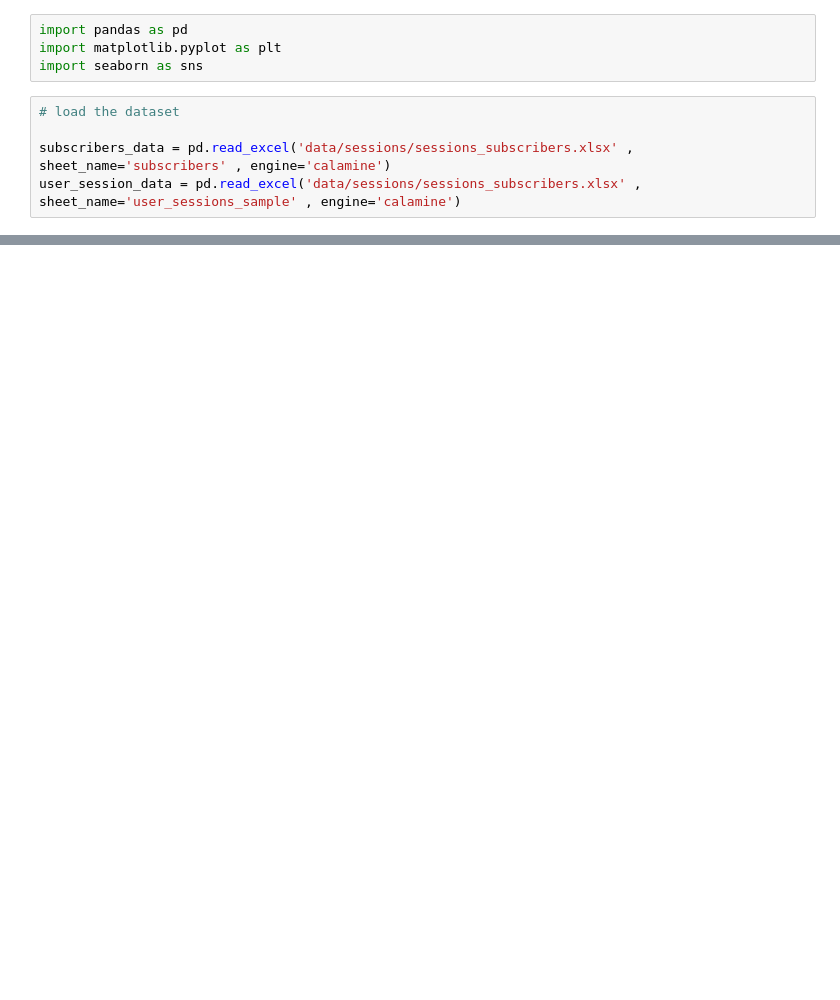
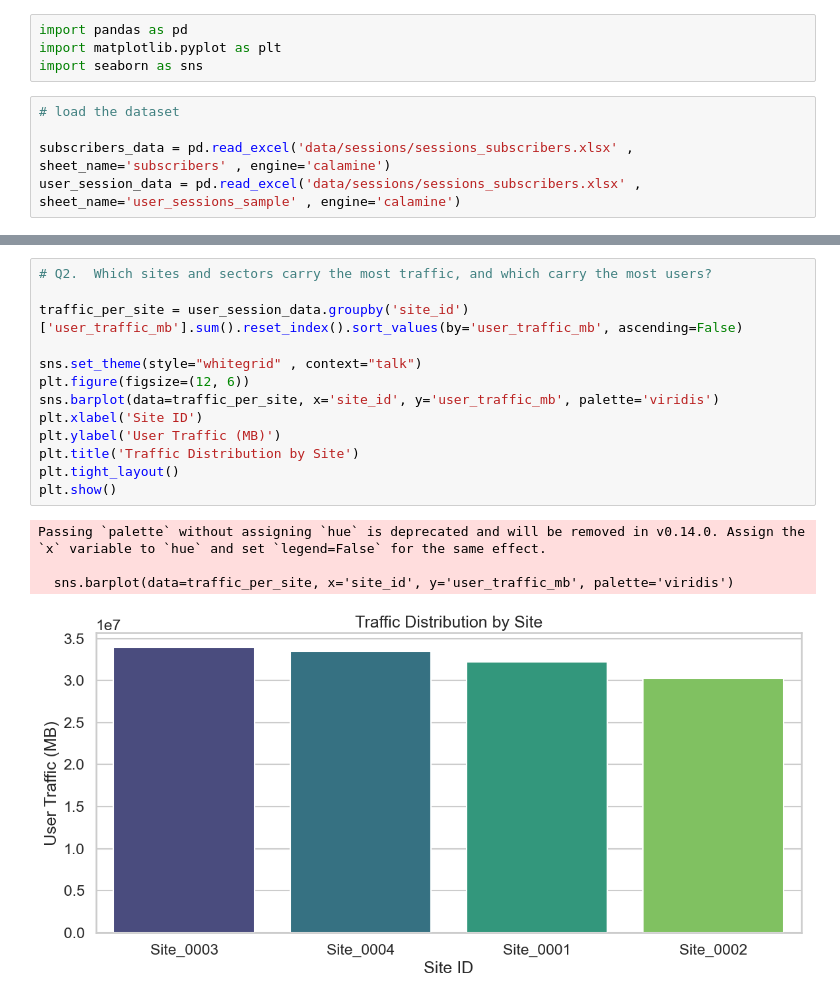
Before and after one commit to omartarek000/Telecom_session_lens, a Jupyter notebook: Telecom_EDA.ipynb, the cells around one changed output, grey strips where cells are left out. Drawn from its saved outputs; the diff is of its cells as text; blank space fills up the shorter version.

```diff
--- a/Telecom_EDA.ipynb
+++ b/Telecom_EDA.ipynb
@@ -20,0 +91,18 @@ subscribers_data.head(5)
+# %%
+# Q2.  Which sites and sectors carry the most traffic, and which carry the most users?
+
+traffic_per_site = user_session_data.groupby('site_id')['user_traffic_mb'].sum().reset_index().sort_values(by='user_traffic_mb', ascending=False)
+
+sns.set_theme(style="whitegrid" , context="talk")
+plt.figure(figsize=(12, 6))
+sns.barplot(data=traffic_per_site, x='site_id', y='user_traffic_mb', palette='viridis')
+plt.xlabel('Site ID')
+plt.ylabel('User Traffic (MB)')
+plt.title('Traffic Distribution by Site')
+plt.tight_layout()
+plt.show()
+# %% [output]
+Passing `palette` without assigning `hue` is deprecated and will be removed in v0.14.0. Assign the `x` variable to `hue` and set `legend=False` for the same effect.
+
+  sns.barplot(data=traffic_per_site, x='site_id', y='user_traffic_mb', palette='viridis')
+[figure, added]
```
Also changed, not shown: parts of 7 cells of this notebook.
